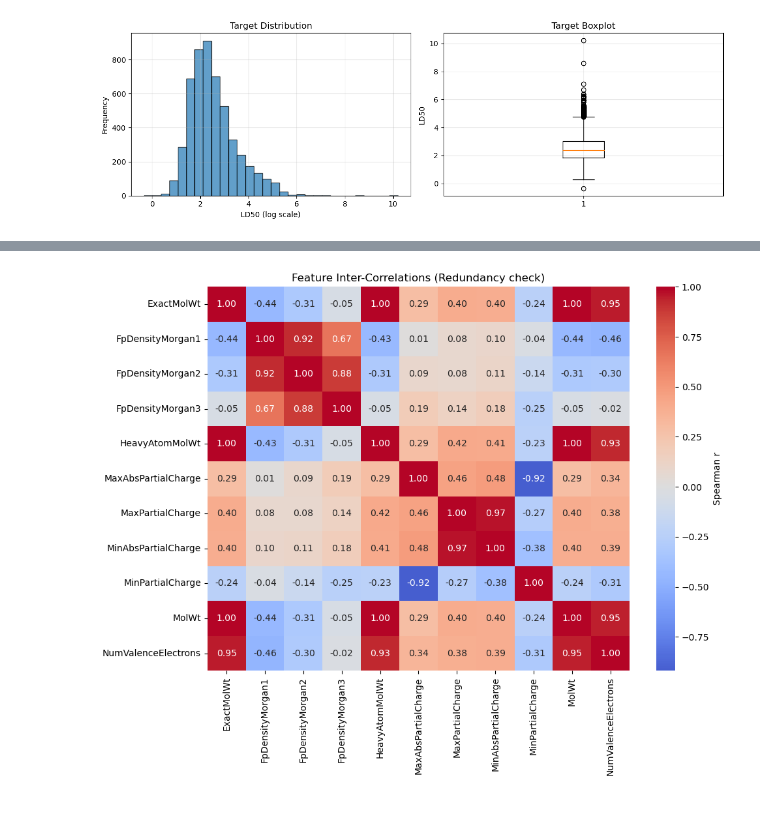
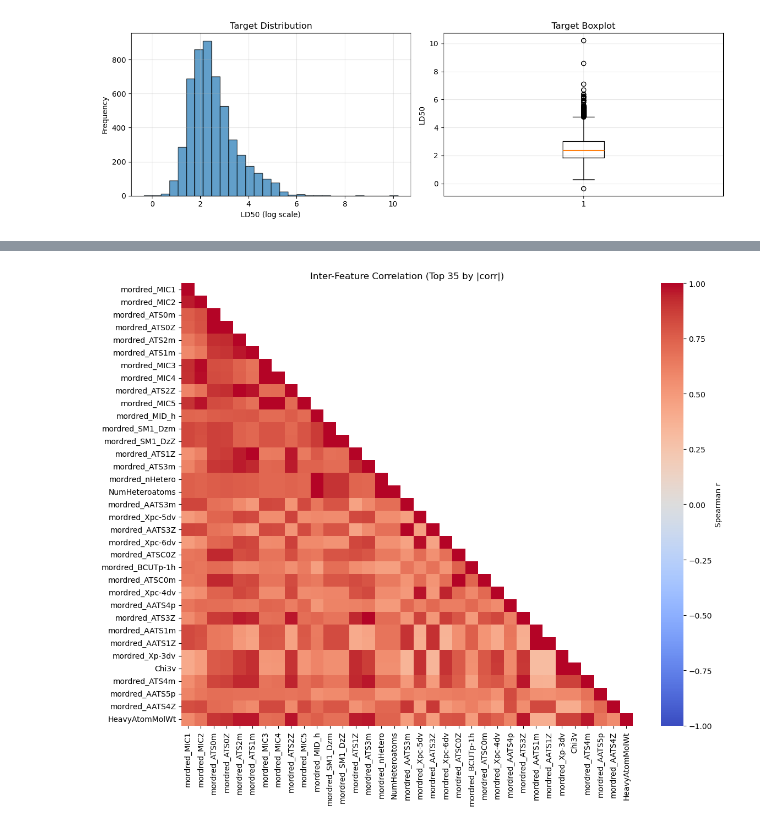
Before and after one commit to LucaBTE/toxicity-prediction, a Jupyter notebook: data_exploration/02_basic_exploration.ipynb, the cells around one changed output, grey strips where cells are left out. Cells and saved outputs as stored; diff of their text form; code cells hidden in the pictures.

Commit message:
Refactor code structure for improved readability and maintainability (#5)

```diff
--- a/data_exploration/02_basic_exploration.ipynb
+++ b/data_exploration/02_basic_exploration.ipynb
@@ -26,10 +26,26 @@ from sklearn.metrics import r2_score
 import warnings
 warnings.filterwarnings('ignore')
 
+# Optional GPU acceleration (RAPIDS)
+GPU_AVAILABLE = False
+GPU_BACKEND = 'CPU (scikit-learn)'
+cp = None
+cuLinearRegression = None
+try:
+    import cupy as cp
+    from cuml.linear_model import LinearRegression as cuLinearRegression
+    GPU_AVAILABLE = True
+    GPU_BACKEND = 'GPU (RAPIDS cuML)'
+except Exception:
+    pass
+
 # Local utilities
 import sys
 sys.path.insert(0, '.')
 
 random_state = 0
 # %%
-df = pd.read_csv('../data/processed/toxicity_dataset_with_descriptors.csv')
+df = pd.read_csv('../data/processed/train.csv')
+print(f'Compute backend: {GPU_BACKEND}')
+if not GPU_AVAILABLE:
+    print('GPU non rilevata o librerie RAPIDS mancanti. Uso CPU.')
@@ -116,19 +146,56 @@ FpDensityMorgan1     0.007083   6.106175e-01  0.007083
 # %%
-# Inter-feature redundancy check
-df_desc = df[descriptor_cols]
-corr_matrix = df_desc.corr(method='spearman')
+# Inter-feature redundancy check with optional GPU Spearman correlation
+top_n = 35
+top_features = corr_df.dropna(subset=['abs_corr']).head(top_n).index.tolist()
+df_desc = df[top_features].astype(np.float32)
 
-# Heatmap
-fig, ax = plt.subplots(figsize=(10, 8))
-sns.heatmap(corr_matrix, annot=True, fmt='.2f', cmap='coolwarm', center=0, ax=ax, cbar_kws={'label': 'Spearman r'})
-ax.set_title('Feature Inter-Correlations (Redundancy check)')
+use_gpu_corr = False
+corr_matrix = None
+
+if GPU_AVAILABLE:
+    try:
+        import cudf
+        gdf = cudf.DataFrame.from_pandas(df_desc)
+        corr_matrix = gdf.corr(method='spearman').to_pandas()
+        use_gpu_corr = True
+    except Exception:
+        corr_matrix = df_desc.corr(method='spearman')
+else:
+    corr_matrix = df_desc.corr(method='spearman')
+
+backend_label = 'GPU (cuDF)' if use_gpu_corr else 'CPU (pandas)'
+print(f'Correlation backend: {backend_label}')
+
+# Heatmap with upper-triangle mask for readability
+mask = np.triu(np.ones_like(corr_matrix, dtype=bool), k=1)
+fig, ax = plt.subplots(figsize=(12, 10))
+sns.heatmap(
+    corr_matrix,
+    mask=mask,
+    annot=False,
+    cmap='coolwarm',
+    center=0,
+    vmin=-1,
+    vmax=1,
+    ax=ax,
+    cbar_kws={'label': 'Spearman r'}
+)
+ax.set_title(f'Inter-Feature Correlation (Top {top_n} by |corr|)')
 plt.tight_layout()
 plt.show()
 
-# Identify highly correlated pairs (redundancy)
-print("\nHighly Correlated Feature Pairs (|r| > 0.7):")
+# Identify strongest correlated pairs
+pairs = []
 for i in range(len(corr_matrix.columns)):
-    for j in range(i+1, len(corr_matrix.columns)):
-        if abs(corr_matrix.iloc[i, j]) > 0.7:
-            print(f"  {corr_matrix.columns[i]} <-> {corr_matrix.columns[j]}: {corr_matrix.iloc[i, j]:.3f}")
+    for j in range(i + 1, len(corr_matrix.columns)):
+        val = corr_matrix.iloc[i, j]
+        if abs(val) > 0.8:
+            pairs.append((corr_matrix.columns[i], corr_matrix.columns[j], float(val), abs(float(val))))
+
+pairs_df = pd.DataFrame(pairs, columns=['feature_a', 'feature_b', 'corr', 'abs_corr'])
+if len(pairs_df) > 0:
+    print('\nTop highly correlated pairs (|r| > 0.8):')
+    print(pairs_df.sort_values('abs_corr', ascending=False).head(15)[['feature_a', 'feature_b', 'corr']])
+else:
+    print('\nNo feature pairs above |r| > 0.8 in selected subset.')
 # %% [output]
@@ -135 +203 @@ for i in range(len(corr_matrix.columns)):
-[figure, old version]
+[figure, new version]
```
Also changed, not shown: parts of 6 cells of this notebook, 2 other files.
